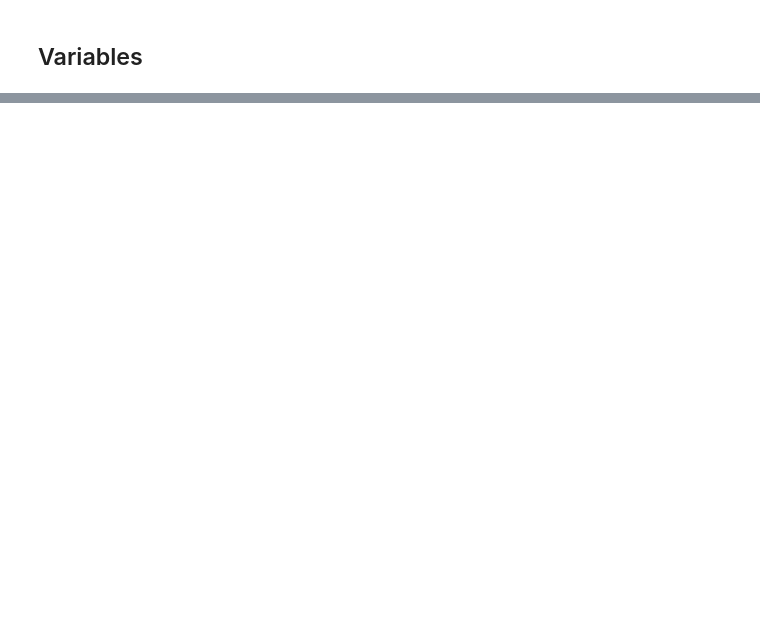
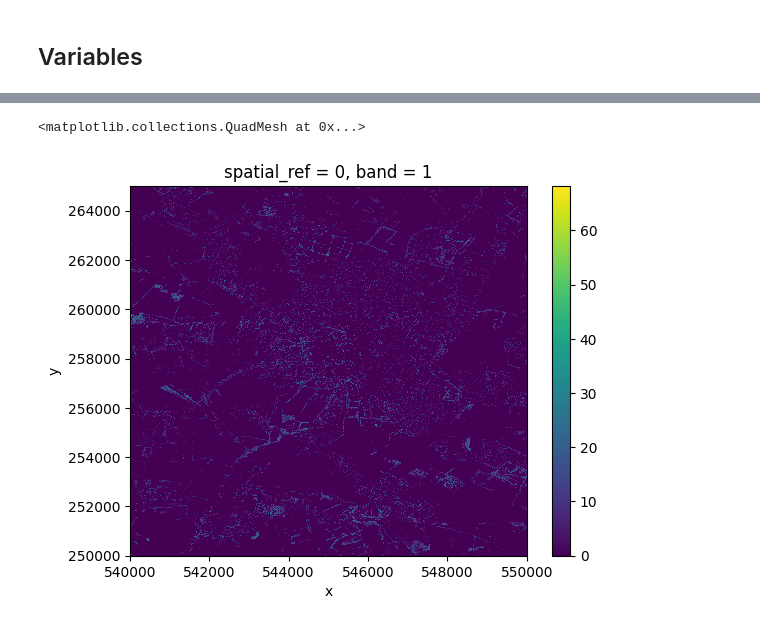
Before and after one commit to sdgresearch/3-30-300-analysis, a Jupyter notebook: notebooks/T30_calculation.ipynb, the cells around one changed output, grey strips where cells are left out. Drawn from its saved outputs; the diff is of its cells as text; code cells hidden in the pictures; blank space fills up the shorter version.

```diff
--- a/notebooks/T30_calculation.ipynb
+++ b/notebooks/T30_calculation.ipynb
@@ -34,0 +139,5 @@ geo_boundary_gdf.plot()
+# %%
+selected_chm_path_lst = select_chm_files(geo_selected_vom_tiles_df, geo_vom_tiles_df, tif_paths_df)
+# %%
+chm_xr_lst = [rxr.open_rasterio(file) for file in selected_chm_path_lst]
+merged_chm_xr = merge_arrays(chm_xr_lst)
@@ -34,0 +174,5 @@ geo_boundary_gdf.plot()
+# %%
+merged_chm_xr.plot()
+# %% [output]
+<matplotlib.collections.QuadMesh at 0x...>
+[figure, added]
```
Also changed, not shown: parts of 14 cells of this notebook, 1 other file.
